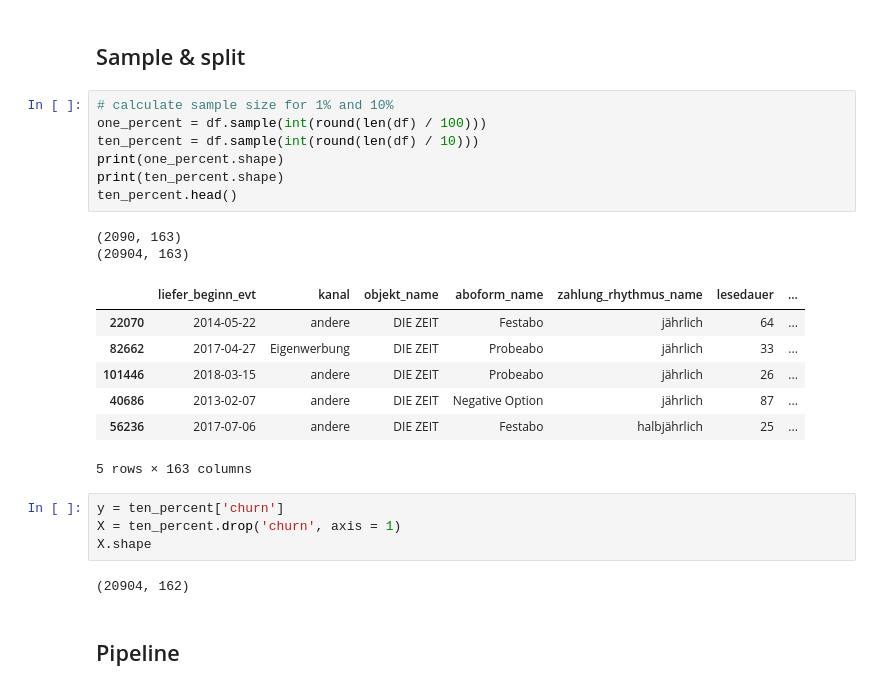
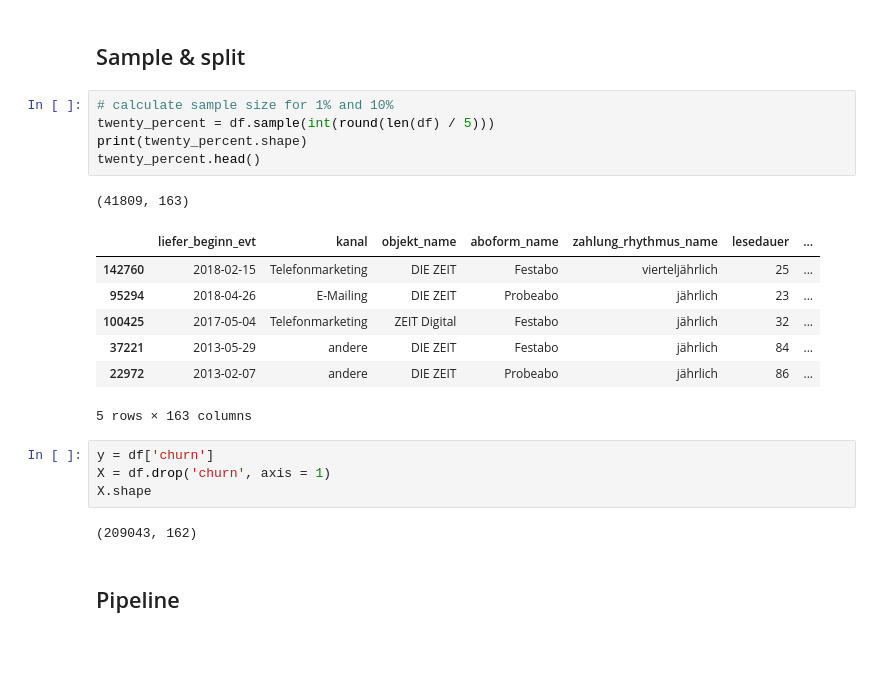
Before and after one commit to jb-ds2020/nf-ds3-capstone-churn-prevention, a Jupyter notebook: Baseline_Model.ipynb, the cells around one changed output. Saved outputs shown, nothing was run; the diff lists cells and outputs as text; blank space fills up the shorter version.

```diff
--- a/Baseline_Model.ipynb
+++ b/Baseline_Model.ipynb
@@ -99,27 +99,24 @@ print(df.shape)
 ## Sample & split
 # %%
 # calculate sample size for 1% and 10%
-one_percent = df.sample(int(round(len(df) / 100)))
-ten_percent = df.sample(int(round(len(df) / 10)))
-print(one_percent.shape)
-print(ten_percent.shape)
-ten_percent.head()
+twenty_percent = df.sample(int(round(len(df) / 5)))
+print(twenty_percent.shape)
+twenty_percent.head()
 # %% [output]
-(2090, 163)
-(20904, 163)
+(41809, 163)
 |  | liefer_beginn_evt | kanal | objekt_name | aboform_name | zahlung_rhythmus_name | lesedauer | ... |
-| 22070 | 2014-05-22 | andere | DIE ZEIT | Festabo | jährlich | 64 | ... |
-| 82662 | 2017-04-27 | Eigenwerbung | DIE ZEIT | Probeabo | jährlich | 33 | ... |
-| 101446 | 2018-03-15 | andere | DIE ZEIT | Probeabo | jährlich | 26 | ... |
-| 40686 | 2013-02-07 | andere | DIE ZEIT | Negative Option | jährlich | 87 | ... |
-| 56236 | 2017-07-06 | andere | DIE ZEIT | Festabo | halbjährlich | 25 | ... |
+| 142760 | 2018-02-15 | Telefonmarketing | DIE ZEIT | Festabo | vierteljährlich | 25 | ... |
+| 95294 | 2018-04-26 | E-Mailing | DIE ZEIT | Probeabo | jährlich | 23 | ... |
+| 100425 | 2017-05-04 | Telefonmarketing | ZEIT Digital | Festabo | jährlich | 32 | ... |
+| 37221 | 2013-05-29 | andere | DIE ZEIT | Festabo | jährlich | 84 | ... |
+| 22972 | 2013-02-07 | andere | DIE ZEIT | Probeabo | jährlich | 86 | ... |
 5 rows × 163 columns
 # %%
-y = ten_percent['churn']
-X = ten_percent.drop('churn', axis = 1)
+y = df['churn']
+X = df.drop('churn', axis = 1)
 X.shape
 # %% [output]
-(20904, 162)
+(209043, 162)
 # %% [markdown]
 ## Pipeline
 # %%
```
Also changed, not shown: parts of 4 cells of this notebook.
